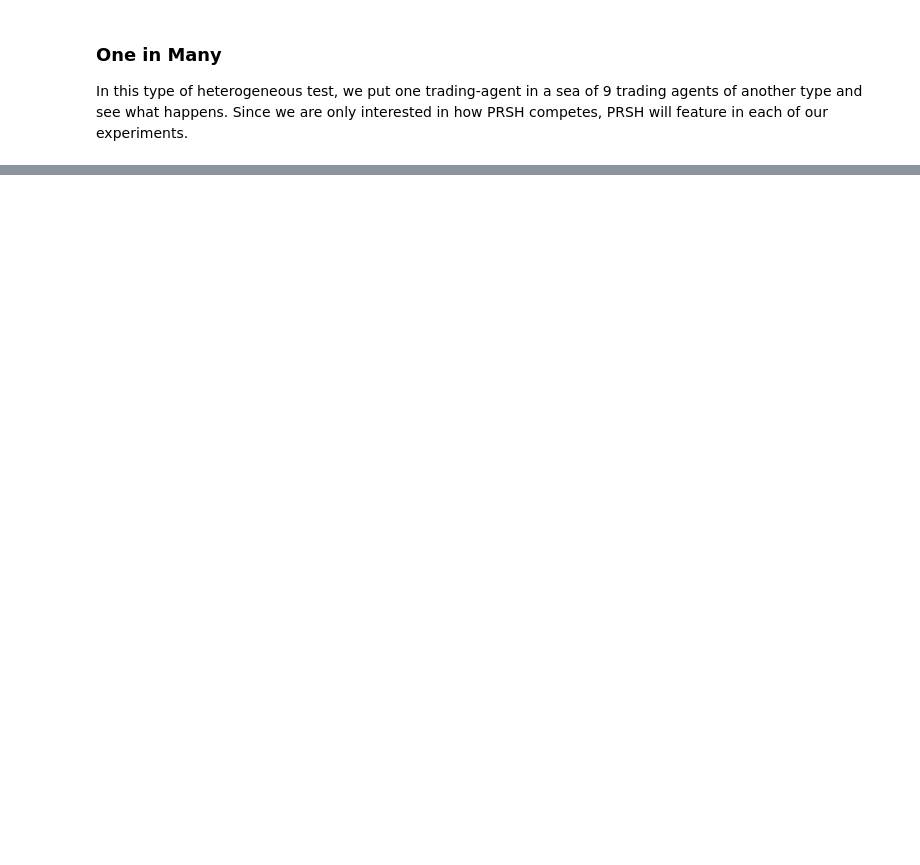
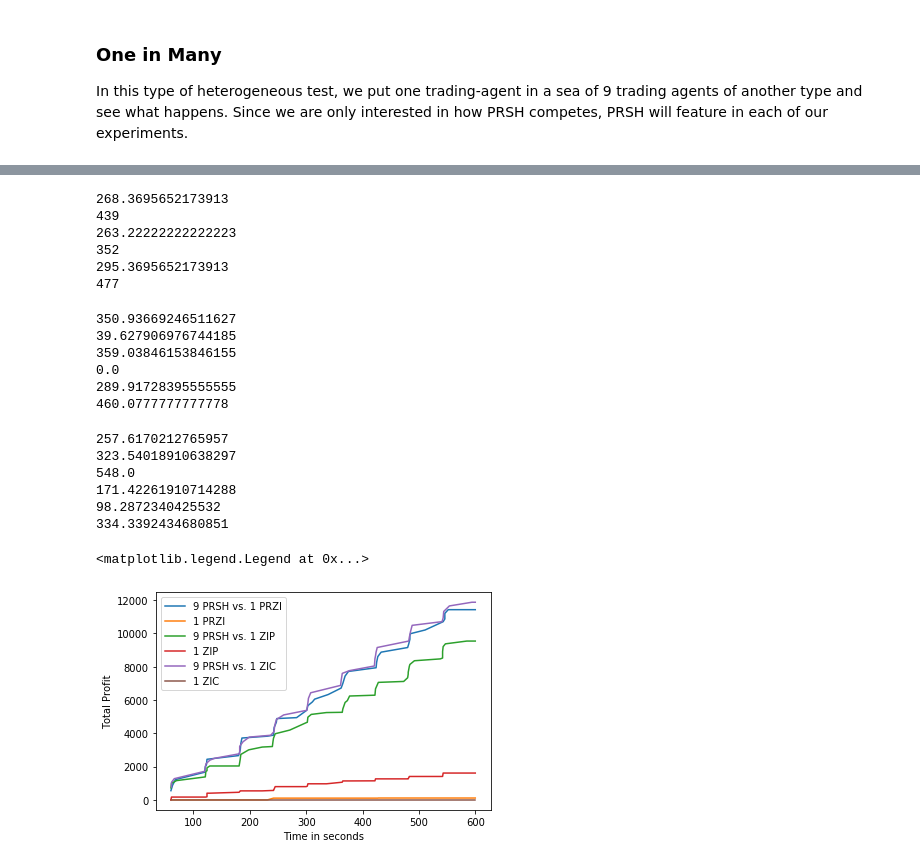
Before and after one commit to ax18031/INFT, a Jupyter notebook: Coursework Notebook.ipynb, the cells around one changed output, grey strips where cells are left out. Cells and saved outputs as stored; diff of their text form; code cells hidden in the pictures; blank space fills up the shorter version.

```diff
--- a/Coursework Notebook.ipynb
+++ b/Coursework Notebook.ipynb
@@ -1147,0 +1276,77 @@ n_runs_plot(10, trial_id, start_time, end_time, traders_spec, order_sched)
+# %%
+df = pd.read_csv('test_PRSH1_PRZI9_transactions.csv')
+print(stats.mean(df[df.columns[2]]))
+print(max(df[df.columns[2]]))
+df = pd.read_csv('test_PRSH1_ZIP9_transactions.csv')
+print(stats.mean(df[df.columns[2]]))
+print(max(df[df.columns[2]]))
+df = pd.read_csv('test_PRSH1_ZIC9_transactions.csv')
+print(stats.mean(df[df.columns[2]]))
+print(max(df[df.columns[2]]))
+# %% [output]
+268.3695652173913
+439
+263.22222222222223
+352
+295.3695652173913
+477
+# %%
+df = pd.read_csv('test_PRSH9_PRZI1_avg_balance.csv')
+print(stats.mean(df[df.columns[7]]))
+print(stats.mean(df[df.columns[11]]))
+df = pd.read_csv('test_PRSH9_ZIC1_avg_balance.csv')
+print(stats.mean(df[df.columns[7]]))
+print(stats.mean(df[df.columns[11]]))
+df = pd.read_csv('test_PRSH9_ZIP1_avg_balance.csv')
+print(stats.mean(df[df.columns[7]]))
+print(stats.mean(df[df.columns[11]]))
+# %% [output]
+350.93669246511627
+39.627906976744185
+359.03846153846155
+0.0
+289.91728395555555
+460.0777777777778
+# %%
+df = pd.read_csv('test_PRSH1_PRZI9_avg_balance.csv')
+print(stats.mean(df[df.columns[7]]))
+print(stats.mean(df[df.columns[11]]))
+df = pd.read_csv('test_PRSH1_ZIP9_avg_balance.csv')
+print(stats.mean(df[df.columns[7]]))
+print(stats.mean(df[df.columns[11]]))
+df = pd.read_csv('test_PRSH1_ZIC9_avg_balance.csv')
+print(stats.mean(df[df.columns[7]]))
+print(stats.mean(df[df.columns[11]]))
+# %% [output]
+257.6170212765957
+323.54018910638297
+548.0
+171.42261910714288
+98.2872340425532
+334.3392434680851
+# %%
+df = pd.read_csv('test_PRSH9_PRZI1_avg_balance.csv')
+df = df.set_index(df[df.columns[1]])
+x = df[df.columns[5]]
+y = df[df.columns[9]]
+df1 = pd.read_csv('test_PRSH9_ZIP1_avg_balance.csv')
+df1 = df1.set_index(df1[df1.columns[1]])
+x1 = df1[df1.columns[5]]
+y1 = df1[df1.columns[9]]
+df2 = pd.read_csv('test_PRSH9_ZIC1_avg_balance.csv')
+df2 = df2.set_index(df2[df2.columns[1]])
+x2 = df2[df2.columns[5]]
+y2 = df2[df2.columns[9]]
+plt.plot(figsize=(5,5))
+plt.plot(x,label = '9 PRSH vs. 1 PRZI')
+plt.plot(y,label = '1 PRZI')
+plt.plot(x1,label = '9 PRSH vs. 1 ZIP')
+plt.plot(y1,label='1 ZIP')
+plt.plot(x2,label = '9 PRSH vs. 1 ZIC')
+plt.plot(y2,label='1 ZIC')
+plt.xlabel('Time in seconds')
+plt.ylabel('Total Profit')
+plt.legend()
+# %% [output]
+<matplotlib.legend.Legend at 0x...>
+[figure, added]
```
Also changed, not shown: parts of 25 cells of this notebook.
